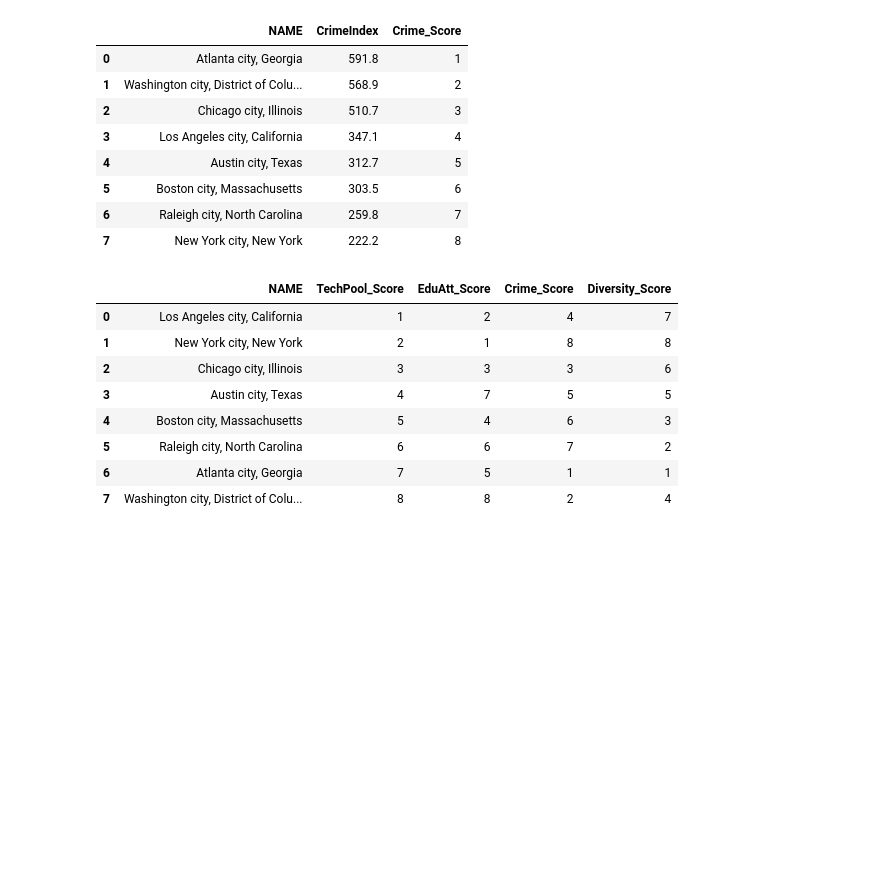
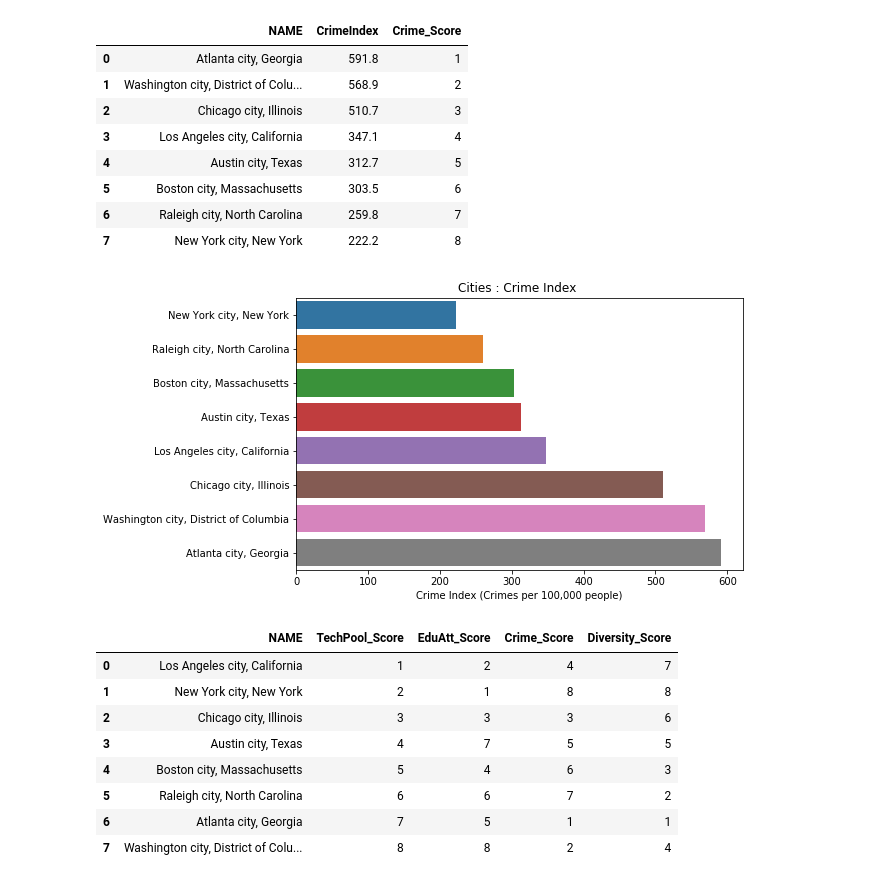
Before and after one commit to indranik/BC_Project1, a Jupyter notebook: Demogrphics_Indrani/Indu_Demographics.ipynb, the cells around one changed output. Saved outputs shown, nothing was run; the diff lists cells and outputs as text; code cells hidden in the pictures; blank space fills up the shorter version.

Commit message:
Fixed the plots

```diff
--- a/Demogrphics_Indrani/Indu_Demographics.ipynb
+++ b/Demogrphics_Indrani/Indu_Demographics.ipynb
@@ -18,7 +18,9 @@ c = Census("49f2db3e7faca8ecd92103d5bd5c5c765442d598", year=2016)
 #Get the cites to query
 #Get the census fields to query
 
-sourceFile = pd.ExcelFile('Project1_AmazonSites.xlsx')
+#sourceFile = pd.ExcelFile('Project1_AmazonSites.xlsx')
+
+sourceFile =  pd.ExcelFile(os.path.join('..','Project1_AmazonSites.xlsx'))
 
 SitesDF=sourceFile.parse('AmazonSites')
 
@@ -348,6 +350,20 @@ CitiesCrimeDf.head(10)
 | 5 | Boston city, Massachusetts | 303.5 | 6 |
 | 6 | Raleigh city, North Carolina | 259.8 | 7 |
 | 7 | New York city, New York | 222.2 | 8 |
+# %%
+#Plotting Crime Index
+
+plt.figure(figsize=(8,5))
+CitiesCrimeDf = CitiesCrimeDf.sort_values(by='CrimeIndex')
+sns.barplot(y='NAME',x='CrimeIndex',data=CitiesCrimeDf)
+plt.xlabel("Crime Index (Crimes per 100,000 people)")
+plt.ylabel("")
+
+plt.title("Cities : Crime Index ")
+plt.savefig('Cities_Diversity_Scores.png', format='png', bbox_inches='tight')
+plt.show()
+# %% [output]
+[figure, added]
 # %%
 #Demographics Scores
 # Tech Pool, Education Attainment Diversity,Crime and Diversity Scores.
```
Also changed, not shown: parts of 8 cells of this notebook, 8 other files.
